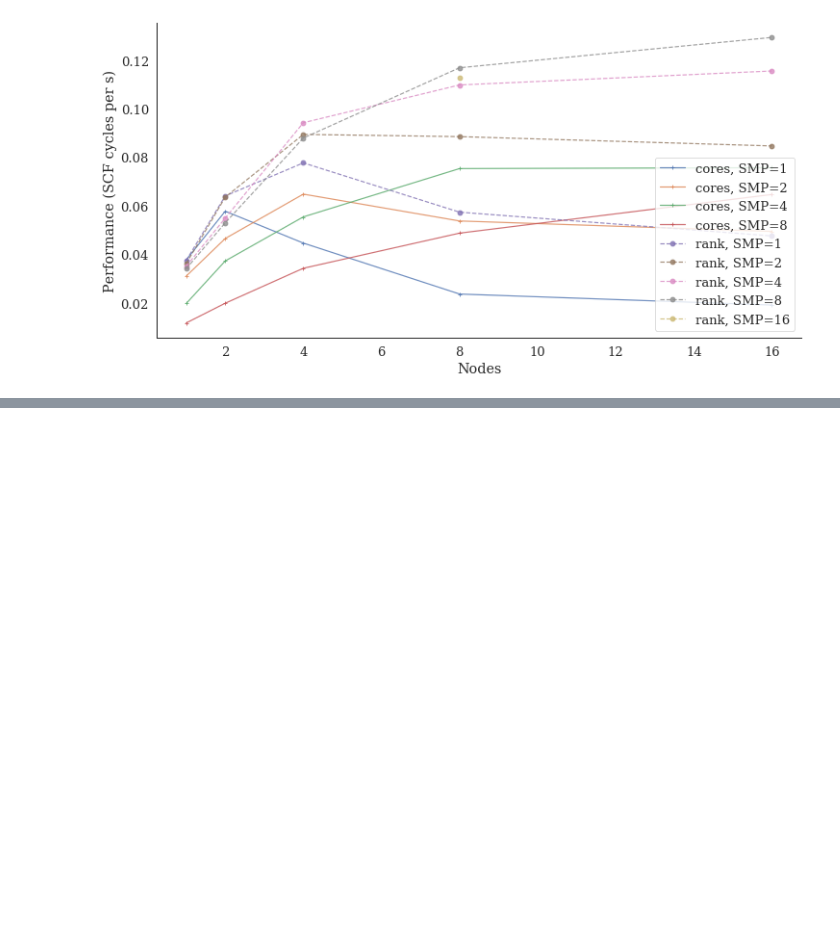
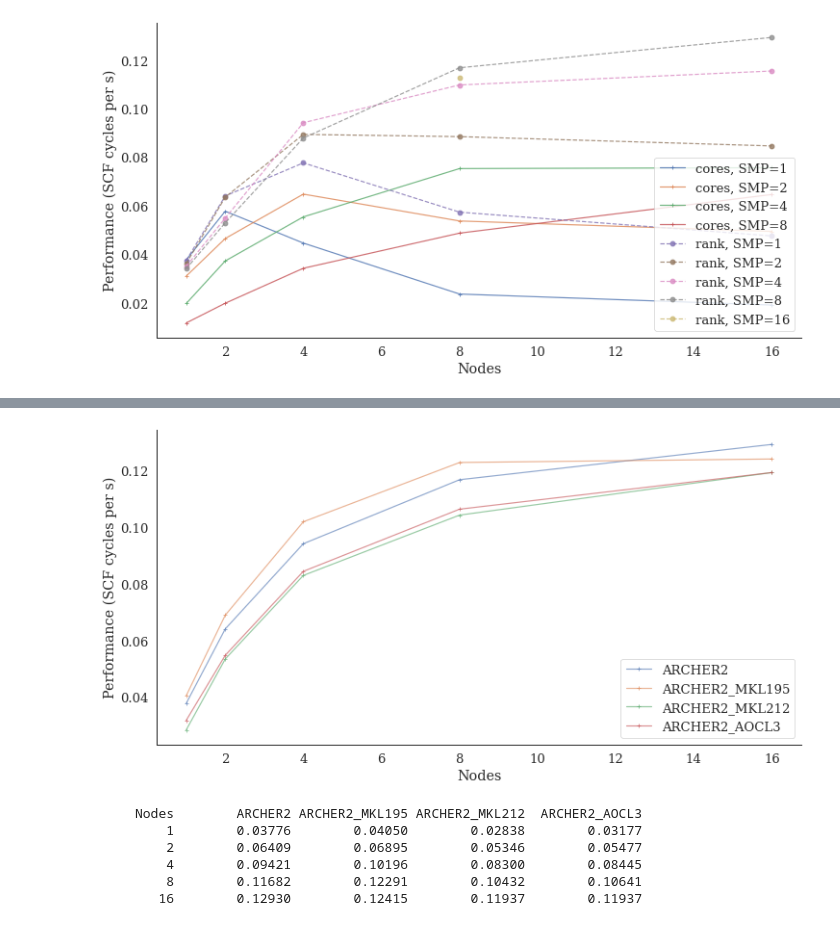
Before and after one commit to hpc-uk/archer-benchmarks, a Jupyter notebook: apps/CASTEP/analysis/CASTEP_al3x3_perf_analysis.ipynb, the cells around one changed output, grey strips where cells are left out. Cells and saved outputs as stored; diff of their text form; code cells hidden in the pictures; blank space fills up the shorter version.

```diff
--- a/apps/CASTEP/analysis/CASTEP_al3x3_perf_analysis.ipynb
+++ b/apps/CASTEP/analysis/CASTEP_al3x3_perf_analysis.ipynb
@@ -165,0 +167,24 @@ Binding = rank, nSMP = 16
+# %%
+results = ['ARCHER2','ARCHER2_MKL195','ARCHER2_MKL212','ARCHER2_AOCL3']
+systems = {'ARCHER2': 'ARCHER2', 'ARCHER2_MKL195': 'ARCHER2', 'ARCHER2_MKL212': 'ARCHER2', 'ARCHER2_AOCL3': 'ARCHER2'}
+perf = {}
+notes = {}
+names = {}
+nodes = {}
+cores = {}
+perf_nodes = {}
+perf_cores = {}
+cpn = {}
+
+for res in results:
+    wdir = '../al3x3/results/' + res
+    filelist = filemanip.get_filelist(wdir, 'al3x3_')
+    sysdict = sysdetails[systems[res]]
+    names[res] = res
+    cpn[res] = sysdict['PCores']*sysdict['PPerNode']
+    print('\n============================================================')
+    print(res)
+    castep_df[res] = pd.DataFrame(castep.create_df_list(filelist, sysdict['PCores']*sysdict['PPerNode']))
+    nodes[res], perf_nodes[res] = castep.get_perf_stats(castep_df[res], 'max', writestats=True, plot_cores=False)
+    cores[res], perf_cores[res] = castep.get_perf_stats(castep_df[res], 'max', writestats=False, plot_cores=True)
+    print('\n============================================================')
@@ -165,0 +209,26 @@ Binding = rank, nSMP = 16
+# %%
+for res in results:
+    plt.plot(nodes[res], perf_nodes[res], '-+', label=names[res], alpha=0.6)
+plt.xlabel('Nodes')
+plt.ylabel('Performance (SCF cycles per s)')
+plt.legend(loc='best')
+sns.despine()
+# %% [output]
+[figure, added]
+# %%
+print(f"{'Nodes':>10s}", end='')
+for res in results:
+    print(f"{res:>15s}", end='')
+print()
+for i in range(len(nodes['ARCHER2'])):
+    print(f"{nodes['ARCHER2'][i]:>10d}", end='')
+    for res in results:
+        print(f"{perf_nodes[res][i]:>15.5f}", end='')
+    print()
+# %% [output]
+     Nodes        ARCHER2 ARCHER2_MKL195 ARCHER2_MKL212  ARCHER2_AOCL3
+         1        0.03776        0.04050        0.02838        0.03177
+         2        0.06409        0.06895        0.05346        0.05477
+         4        0.09421        0.10196        0.08300        0.08445
+         8        0.11682        0.12291        0.10432        0.10641
+        16        0.12930        0.12415        0.11937        0.11937
```
Also changed, not shown: parts of 7 cells of this notebook, 2 other files.
